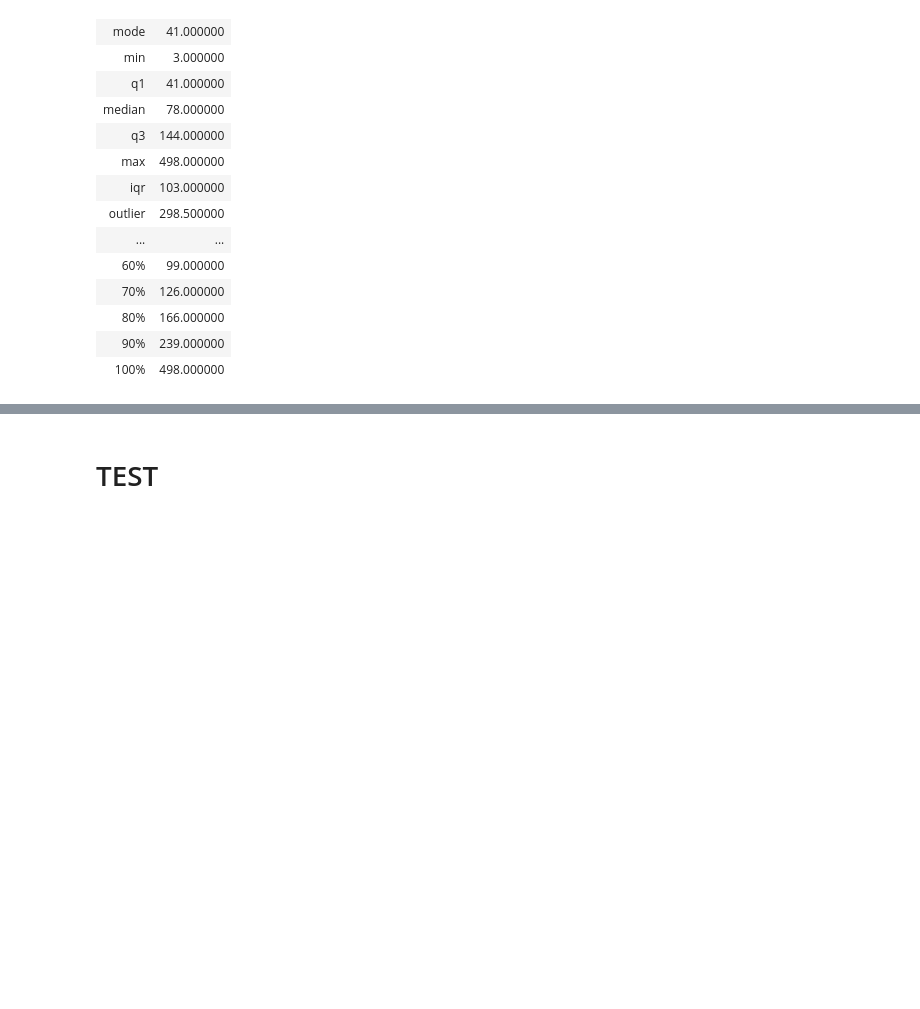
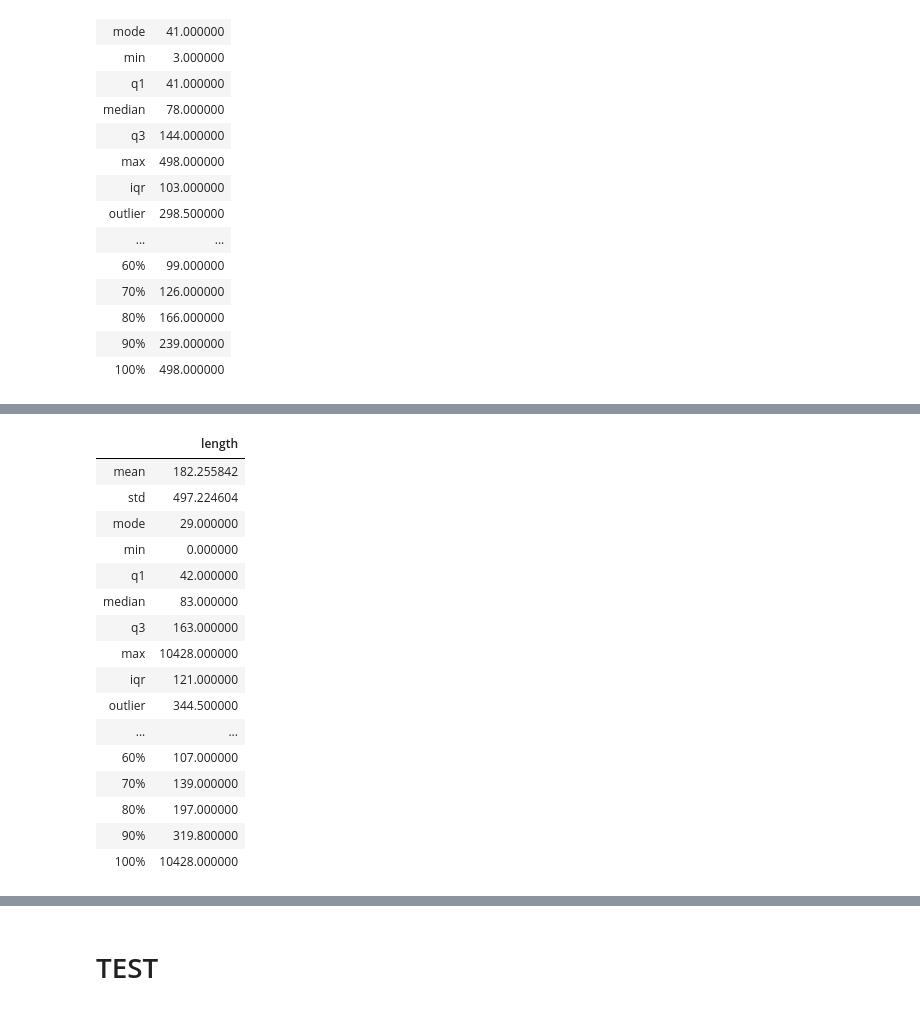
Before and after one commit to tychen5/SequenceFramework, a Jupyter notebook: 1.AnalyzeData.ipynb, the cells around one changed output, grey strips where cells are left out. Saved outputs shown, nothing was run; the diff lists cells and outputs as text; code cells hidden in the pictures; blank space fills up the shorter version.

```diff
--- a/1.AnalyzeData.ipynb
+++ b/1.AnalyzeData.ipynb
@@ -388,0 +359,22 @@ True
+# %%
+kk = dev_df.tokens_num.tolist()
+kk = [x for x in kk if str(x) != 'nan']
+basic_statistics(kk)
+# %% [output]
+|  | length |
+| mean | 182.255842 |
+| std | 497.224604 |
+| mode | 29.000000 |
+| min | 0.000000 |
+| q1 | 42.000000 |
+| median | 83.000000 |
+| q3 | 163.000000 |
+| max | 10428.000000 |
+| iqr | 121.000000 |
+| outlier | 344.500000 |
+| ... | ... |
+| 60% | 107.000000 |
+| 70% | 139.000000 |
+| 80% | 197.000000 |
+| 90% | 319.800000 |
+| 100% | 10428.000000 |
```
Also changed, not shown: parts of 40 cells of this notebook.
